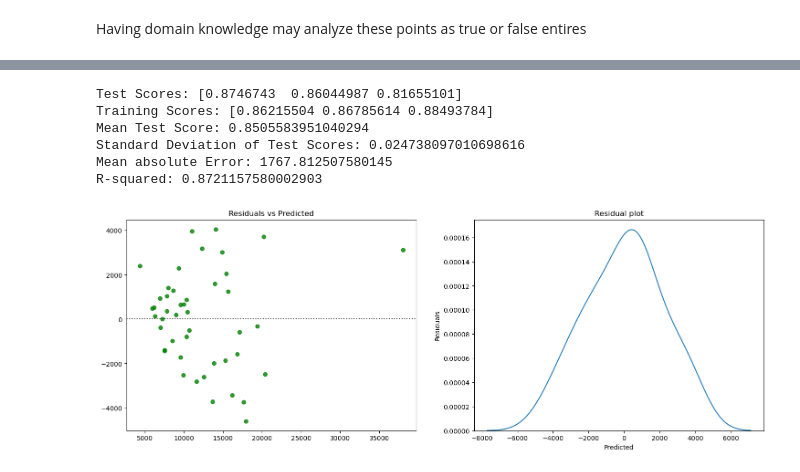
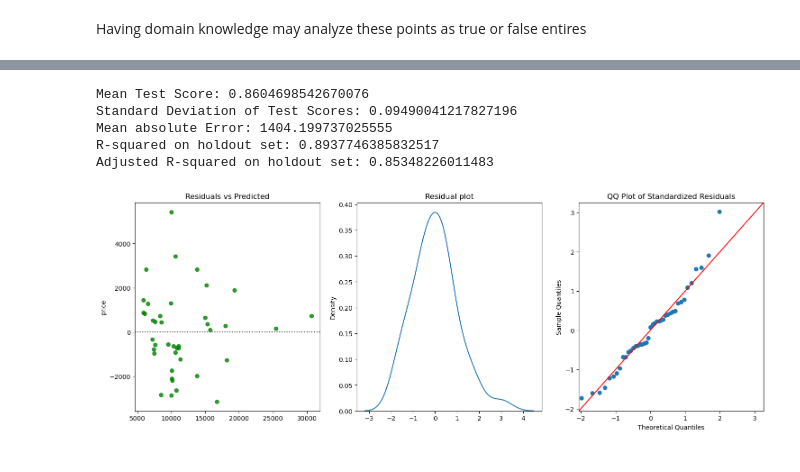
Before and after one commit to Ravikumarchavva/ML_Playground, a Jupyter notebook: week1_regressionAnalysis/Day4_ErrorAnalysis/ErrorAnalysis.ipynb, the cells around one changed output, grey strips where cells are left out. Saved outputs shown, nothing was run; the diff lists cells and outputs as text; code cells hidden in the pictures.

Commit message:
week 1 ErrorAnalysis

```diff
--- a/week1_regressionAnalysis/Day4_ErrorAnalysis/ErrorAnalysis.ipynb
+++ b/week1_regressionAnalysis/Day4_ErrorAnalysis/ErrorAnalysis.ipynb
@@ -174,0 +152,18 @@ data.write_csv("../Day5_regularization/errorAnalysed.csv")
+# %%
+from sklearn.pipeline import Pipeline
+from sklearn.compose import ColumnTransformer
+from sklearn.linear_model import LinearRegression
+from sklearn.preprocessing import OneHotEncoder,StandardScaler,RobustScaler
+
+cat_cols=[col for col in train_data.columns if train_data[col].dtype== pl.String]
+num_cols=[col for col in train_data.drop("car_ID","price").columns if train_data[col].dtype!= pl.String]
+
+imputer = ColumnTransformer(transformers=[
+    ('cat', OneHotEncoder(handle_unknown='infrequent_if_exist',drop='first',min_frequency=9), cat_cols),
+    ('num', RobustScaler(), num_cols)
+],remainder="passthrough")
+pipe = Pipeline(steps=[
+    ('imputer', imputer),
+    ("lr",LinearRegression())
+])
+pipe
@@ -175,42 +187,48 @@ data.write_csv("../Day5_regularization/errorAnalysed.csv")
 # %%
-from sklearn.model_selection import cross_validate
-from sklearn.linear_model import LinearRegression
-from sklearn.model_selection import train_test_split
-from sklearn.model_selection import KFold
-X_train, X_test, y_train, y_test = train_test_split(data.drop("price","car_ID"),data["price"],test_size=0.25,random_state=0)
-lr=LinearRegression()
+from sklearn.model_selection import cross_validate,cross_val_predict
+from sklearn.model_selection import RepeatedKFold
+from sklearn.metrics import mean_absolute_error,r2_score
+import statsmodels.api as sm
 
-kf=KFold(n_splits=3)
-cv_results = cross_validate(lr, X_train,y_train, cv=kf, scoring='r2', return_train_score=True)
-print(f'Test Scores: {cv_results["test_score"]}')
-print(f'Training Scores: {cv_results["train_score"]}')
+X_train=train_data.drop('price',"car_ID").to_pandas()
+y_train=train_data['price'].to_pandas()
+X_test=test_data.drop('price',"car_ID").to_pandas()
+y_test=test_data['price'].to_pandas()
+
+rkf=RepeatedKFold(n_splits=10,random_state=42)
+cv_results = cross_validate(pipe, X_train,y_train, cv=rkf, scoring='r2',groups=X_train["aspiration"])
 print(f'Mean Test Score: {cv_results["test_score"].mean()}')
 print(f'Standard Deviation of Test Scores: {cv_results["test_score"].std()}')
 
-from sklearn.model_selection import cross_val_predict
-from sklearn.metrics import mean_absolute_error,r2_score
+sc=StandardScaler()
+predictions = cross_val_predict(pipe, X_test, y_test,groups=X_test["aspiration"])
+residuals = y_test - predictions
+std_residuals = sc.fit_transform(residuals.values.reshape(-1, 1))
+std_residuals = std_residuals.flatten()
+mae = mean_absolute_error(y_test, predictions)
+r2 = r2_score(y_true=y_test,y_pred= predictions)
+n,p = X_test.shape
+adjusted_r2 = 1 - (1 - r2) * (n - 1) / (n - p - 1)
 
-predictions = cross_val_predict(lr, X_test, y_test, cv=5)
-residuals = y_test - predictions
-mse = mean_absolute_error(y_test, predictions)
-r2 = r2_score(y_test, predictions)
+print(f'Mean absolute Error: {mae}')
+print(f'R-squared on holdout set: {r2}')
+print(f'Adjusted R-squared on holdout set: {adjusted_r2}')
 
-print(f'Mean absolute Error: {mse}')
-print(f'R-squared: {r2}')
-
-fig,[ax1,ax2] = plt.subplots(ncols=2,figsize=(18,6))
+fig,[ax1,ax2,ax3] = plt.subplots(ncols=3,figsize=(18,6))
 sns.residplot(x=predictions, y=residuals, color='g',ax=ax1)
 plt.xlabel('Predicted')
 plt.ylabel('Residuals')
 ax1.set_title('Residuals vs Predicted')
-sns.kdeplot(residuals,ax=ax2)
+sns.kdeplot(std_residuals,ax=ax2)
 ax2.set_title("Residual plot")
+# QQ plot
+sm.qqplot(std_residuals, line='45', ax=ax3)
+ax3.set_title('QQ Plot of Standardized Residuals')
 plt.show()
 # %% [output]
-Test Scores: [0.8746743  0.86044987 0.81655101]
-Training Scores: [0.86215504 0.86785614 0.88493784]
-Mean Test Score: 0.8505583951040294
-Standard Deviation of Test Scores: 0.024738097010698616
-Mean absolute Error: 1767.812507580145
-R-squared: 0.8721157580002903
+Mean Test Score: 0.8604698542670076
+Standard Deviation of Test Scores: 0.09490041217827196
+Mean absolute Error: 1404.199737025555
+R-squared on holdout set: 0.8937746385832517
+Adjusted R-squared on holdout set: 0.85348226011483
-[figure, old version]
+[figure, new version]
```
Also changed, not shown: parts of 34 cells of this notebook, 17 other files.
